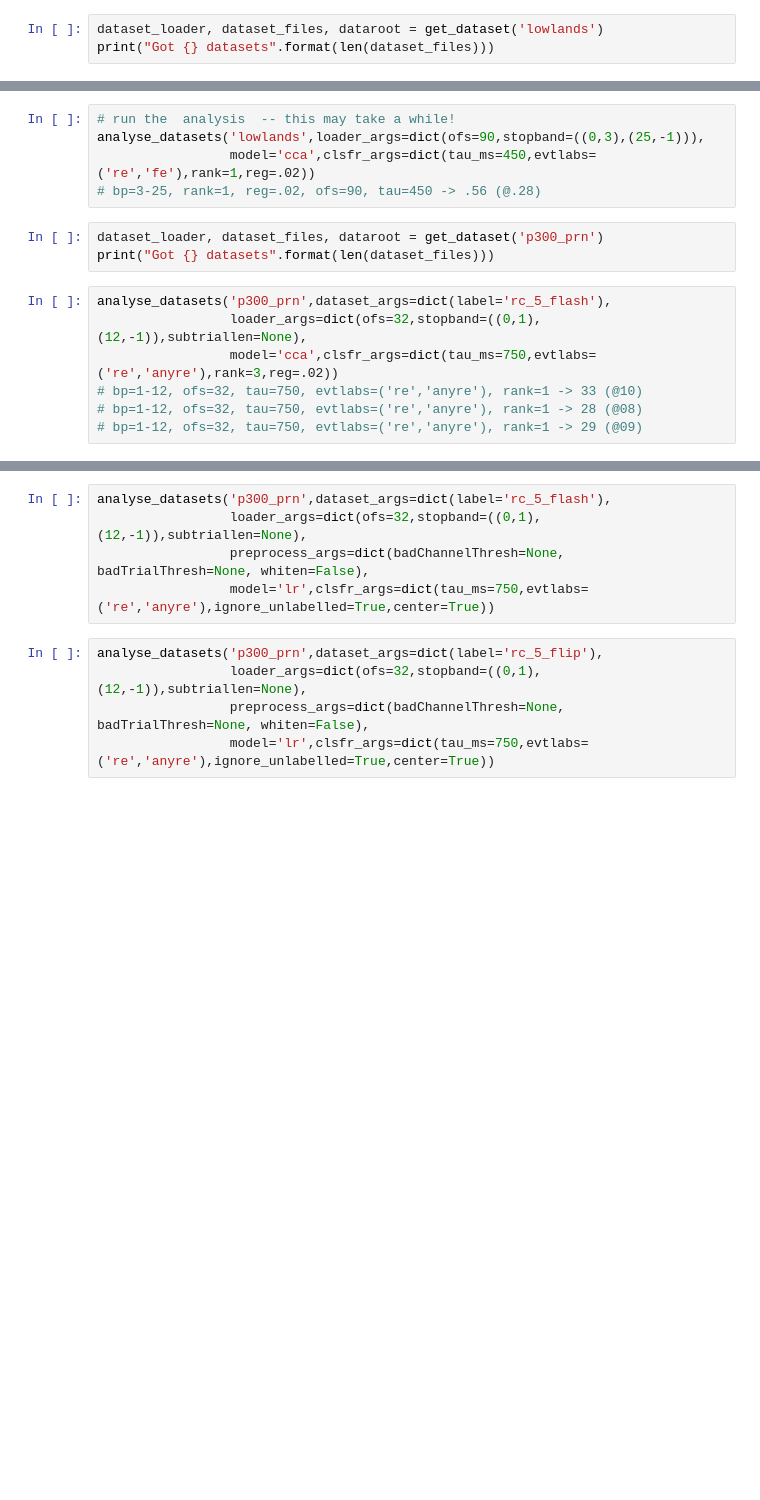
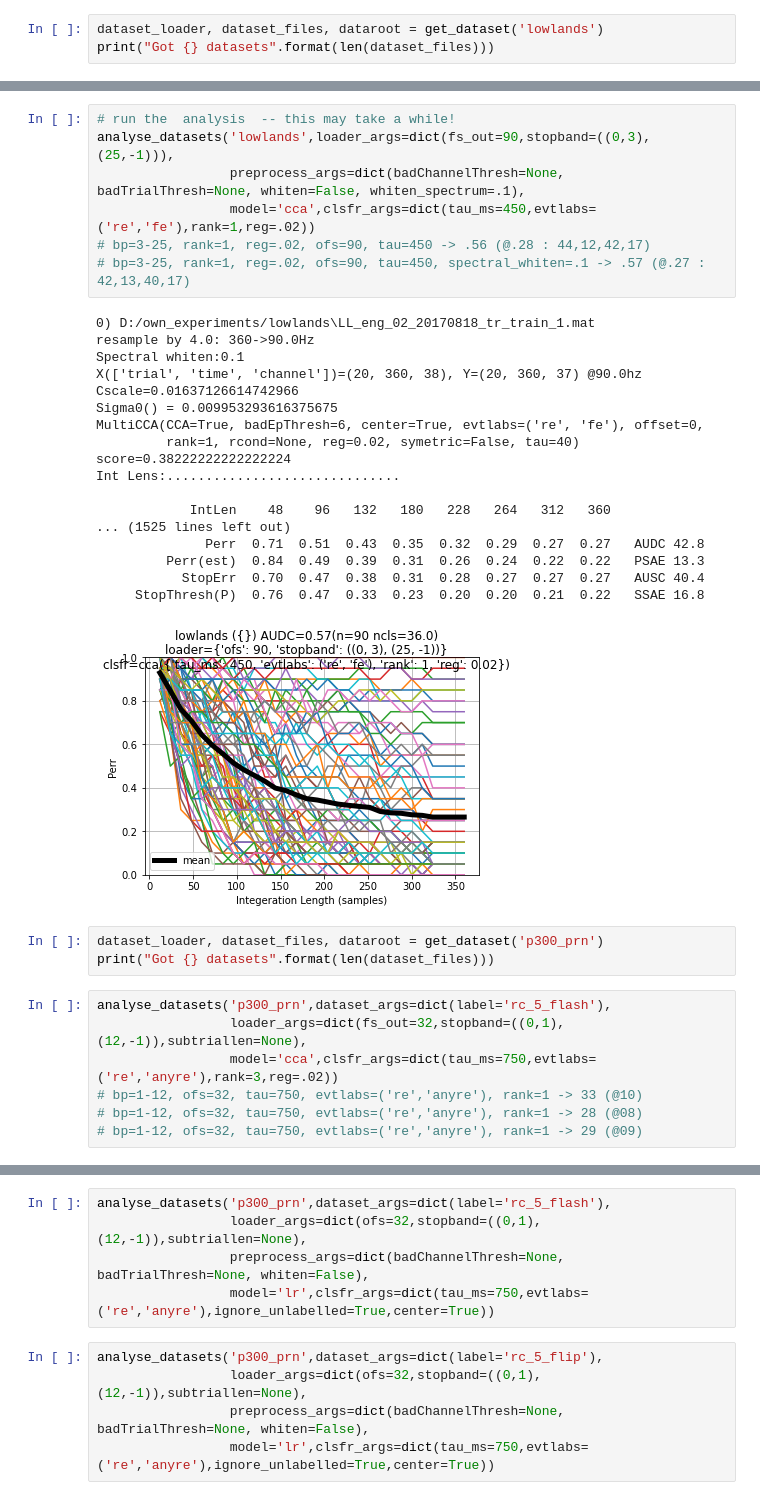
Before and after one commit to mindaffect/pymindaffectBCI, a Jupyter notebook: mindaffectBCI/decoder/analyse_datasets.ipynb, the cells around one changed output, grey strips where cells are left out. Saved outputs shown, nothing was run; the diff lists cells and outputs as text; blank space fills up the shorter version.

```diff
--- a/mindaffectBCI/decoder/analyse_datasets.ipynb
+++ b/mindaffectBCI/decoder/analyse_datasets.ipynb
@@ -61,14 +95,35 @@ analyse_datasets('lowlands',loader_args=dict(ofs=90,stopband=((0,3),(25,-1))),
 # %%
 # run the  analysis  -- this may take a while!
-analyse_datasets('lowlands',loader_args=dict(ofs=90,stopband=((0,3),(25,-1))),
+analyse_datasets('lowlands',loader_args=dict(fs_out=90,stopband=((0,3),(25,-1))),
+                 preprocess_args=dict(badChannelThresh=None, badTrialThresh=None, whiten=False, whiten_spectrum=.1),
                  model='cca',clsfr_args=dict(tau_ms=450,evtlabs=('re','fe'),rank=1,reg=.02))
-# bp=3-25, rank=1, reg=.02, ofs=90, tau=450 -> .56 (@.28)
+# bp=3-25, rank=1, reg=.02, ofs=90, tau=450 -> .56 (@.28 : 44,12,42,17)
+# bp=3-25, rank=1, reg=.02, ofs=90, tau=450, spectral_whiten=.1 -> .57 (@.27 : 42,13,40,17)
+# %% [output]
+0) D:/own_experiments/lowlands\LL_eng_02_20170818_tr_train_1.mat
+resample by 4.0: 360->90.0Hz
+Spectral whiten:0.1
+X(['trial', 'time', 'channel'])=(20, 360, 38), Y=(20, 360, 37) @90.0hz
+Cscale=0.01637126614742966
+Sigma0() = 0.009953293616375675
+MultiCCA(CCA=True, badEpThresh=6, center=True, evtlabs=('re', 'fe'), offset=0,
+         rank=1, rcond=None, reg=0.02, symetric=False, tau=40)
+score=0.38222222222222224
+Int Lens:..............................
+
+            IntLen    48    96   132   180   228   264   312   360
+... (1525 lines left out)
+              Perr  0.71  0.51  0.43  0.35  0.32  0.29  0.27  0.27   AUDC 42.8
+         Perr(est)  0.84  0.49  0.39  0.31  0.26  0.24  0.22  0.22   PSAE 13.3
+           StopErr  0.70  0.47  0.38  0.31  0.28  0.27  0.27  0.27   AUSC 40.4
+     StopThresh(P)  0.76  0.47  0.33  0.23  0.20  0.20  0.21  0.22   SSAE 16.8
+[figure, added]
 # %%
 dataset_loader, dataset_files, dataroot = get_dataset('p300_prn')
 print("Got {} datasets".format(len(dataset_files)))
 # %%
 analyse_datasets('p300_prn',dataset_args=dict(label='rc_5_flash'),
-                 loader_args=dict(ofs=32,stopband=((0,1),(12,-1)),subtriallen=None),
+                 loader_args=dict(fs_out=32,stopband=((0,1),(12,-1)),subtriallen=None),
                  model='cca',clsfr_args=dict(tau_ms=750,evtlabs=('re','anyre'),rank=3,reg=.02))
 # bp=1-12, ofs=32, tau=750, evtlabs=('re','anyre'), rank=1 -> 33 (@10)
 # bp=1-12, ofs=32, tau=750, evtlabs=('re','anyre'), rank=1 -> 28 (@08)
```
Also changed, not shown: parts of 21 cells of this notebook, 3 other files.
